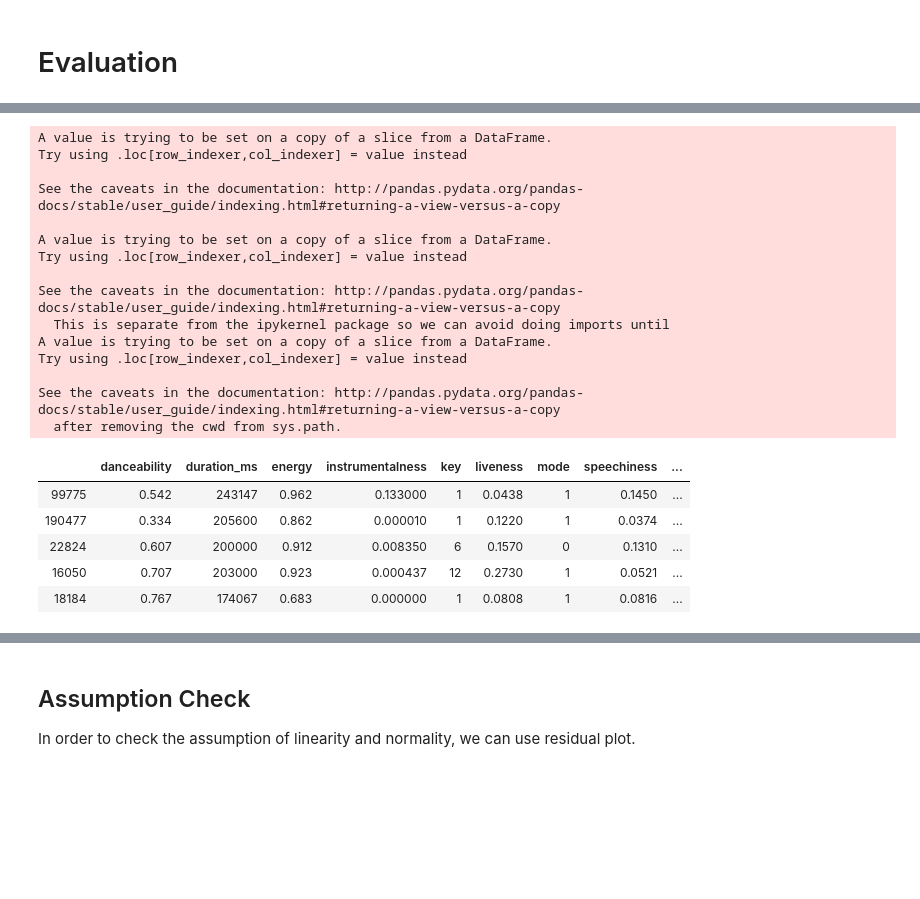
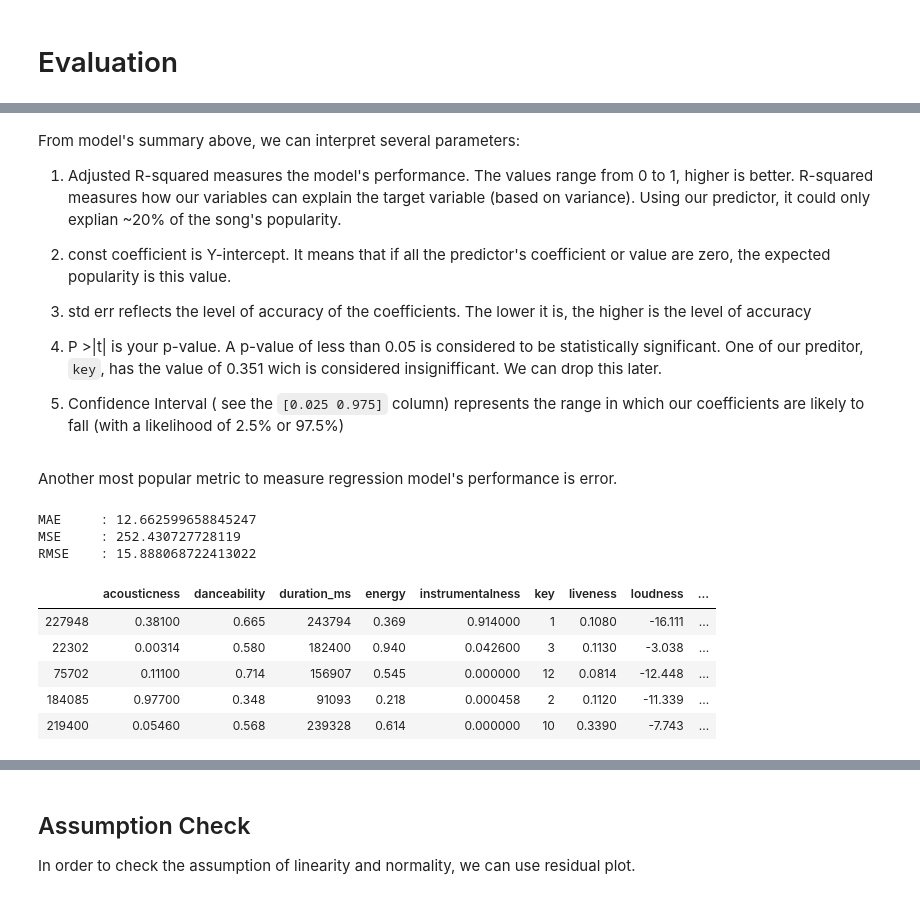
Before and after one commit to iqbalbasyar/Spotify-for-Data-Science, a Jupyter notebook: 3. Spotify Popularity Prediction.ipynb, the cells around one changed output, grey strips where cells are left out. Saved outputs shown, nothing was run; the diff lists cells and outputs as text; code cells hidden in the pictures; blank space fills up the shorter version.

```diff
--- a/3. Spotify Popularity Prediction.ipynb
+++ b/3. Spotify Popularity Prediction.ipynb
@@ -57,5 +48,6 @@ from sklearn.model_selection import train_test_split
 # %%
-X = data.drop(columns=['popularity','acousticness', 'loudness'])
+from sklearn.model_selection import train_test_split
+X = data.drop(columns=['popularity'])
 y = data['popularity']
 X_train, X_valid, y_train, y_valid = train_test_split(X,y, test_size=0.2)
 # %%
@@ -77,2 +61,0 @@ slr = LinearRegression() # Simple Lnear Regressor
-# %%
-slr.fit(X_train, y_train)
@@ -80,0 +66,8 @@ LinearRegression(copy_X=True, fit_intercept=True, n_jobs=None, normalize=False)
+# %%
+import statsmodels.api as sm # import statsmodels
+
+X_train = sm.add_constant(X_train) ## let's add an intercept (beta_0) to our model
+X_valid = sm.add_constant(X_valid)
+
+# Note the difference in argument order
+model = sm.OLS(y_train, X_train).fit() ## sm.OLS(output, input)
@@ -99,28 +117,41 @@ print(f"""{error_mae}
+# %% [markdown]
+From model's summary above, we can interpret several parameters:
+
+1. Adjusted R-squared measures the model's performance. The values range from 0 to 1, higher is better. R-squared measures how our variables can explain the target variable (based on variance). Using our predictor, it could only explian ~20% of the song's popularity.
+
+2. const coefficient is Y-intercept. It means that if all the predictor's coefficient or value are zero, the expected popularity is this value.
+
+5. std err reflects the level of accuracy of the coefficients. The lower it is, the higher is the level of accuracy
+
+6. P >|t| is your p-value. A p-value of less than 0.05 is considered to be statistically significant. One of our preditor, `key`, has the value of 0.351 wich is considered insignifficant. We can drop this later.
+
+7. Confidence Interval ( see the `[0.025 0.975]` column) represents the range in which our coefficients are likely to fall (with a likelihood of 2.5% or 97.5%)
+# %% [markdown]
+Another most popular metric to measure regression model's performance is error.
+# %%
+import numpy as np
+y_valid_pred = model.predict(X_valid)
+import sklearn
+from sklearn.metrics import mean_absolute_error as MAE, mean_squared_error as MSE
+error = y_valid_pred-y_valid
+print(f"""MAE\t: {MAE(y_valid, y_valid_pred)}
+MSE\t: {MSE(y_valid, y_valid_pred)}
+RMSE\t: {np.sqrt(MSE(y_valid, y_valid_pred))}
+""")
+# %% [output]
+MAE     : 12.662599658845247
+MSE     : 252.430727728119
+RMSE    : 15.888068722413022
 # %%
-validation = X_valid
+validation = X_valid.drop(columns='const')
 validation['error'] = error
 validation['popularity'] = y_valid
 validation['^popularity'] = y_valid_pred
 validation.head()
 # %% [output]
-A value is trying to be set on a copy of a slice from a DataFrame.
-Try using .loc[row_indexer,col_indexer] = value instead
-
-See the caveats in the documentation: http://pandas.pydata.org/pandas-docs/stable/user_guide/indexing.html#returning-a-view-versus-a-copy
-
-A value is trying to be set on a copy of a slice from a DataFrame.
-Try using .loc[row_indexer,col_indexer] = value instead
-
-See the caveats in the documentation: http://pandas.pydata.org/pandas-docs/stable/user_guide/indexing.html#returning-a-view-versus-a-copy
-  This is separate from the ipykernel package so we can avoid doing imports until
-A value is trying to be set on a copy of a slice from a DataFrame.
-Try using .loc[row_indexer,col_indexer] = value instead
-
-See the caveats in the documentation: http://pandas.pydata.org/pandas-docs/stable/user_guide/indexing.html#returning-a-view-versus-a-copy
-  after removing the cwd from sys.path.
-|  | danceability | duration_ms | energy | instrumentalness | key | liveness | mode | speechiness | ... |
-| 99775 | 0.542 | 243147 | 0.962 | 0.133000 | 1 | 0.0438 | 1 | 0.1450 | ... |
-| 190477 | 0.334 | 205600 | 0.862 | 0.000010 | 1 | 0.1220 | 1 | 0.0374 | ... |
-| 22824 | 0.607 | 200000 | 0.912 | 0.008350 | 6 | 0.1570 | 0 | 0.1310 | ... |
-| 16050 | 0.707 | 203000 | 0.923 | 0.000437 | 12 | 0.2730 | 1 | 0.0521 | ... |
-| 18184 | 0.767 | 174067 | 0.683 | 0.000000 | 1 | 0.0808 | 1 | 0.0816 | ... |
+|  | acousticness | danceability | duration_ms | energy | instrumentalness | key | liveness | loudness | ... |
+| 227948 | 0.38100 | 0.665 | 243794 | 0.369 | 0.914000 | 1 | 0.1080 | -16.111 | ... |
+| 22302 | 0.00314 | 0.580 | 182400 | 0.940 | 0.042600 | 3 | 0.1130 | -3.038 | ... |
+| 75702 | 0.11100 | 0.714 | 156907 | 0.545 | 0.000000 | 12 | 0.0814 | -12.448 | ... |
+| 184085 | 0.97700 | 0.348 | 91093 | 0.218 | 0.000458 | 2 | 0.1120 | -11.339 | ... |
+| 219400 | 0.05460 | 0.568 | 239328 | 0.614 | 0.000000 | 10 | 0.3390 | -7.743 | ... |
```
Also changed, not shown: parts of 38 cells of this notebook.
